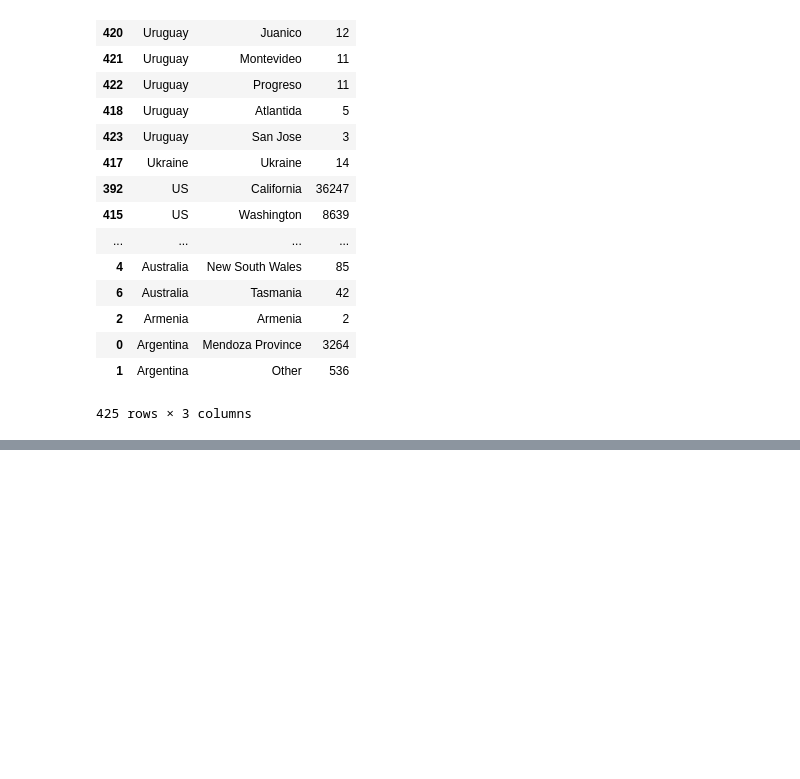
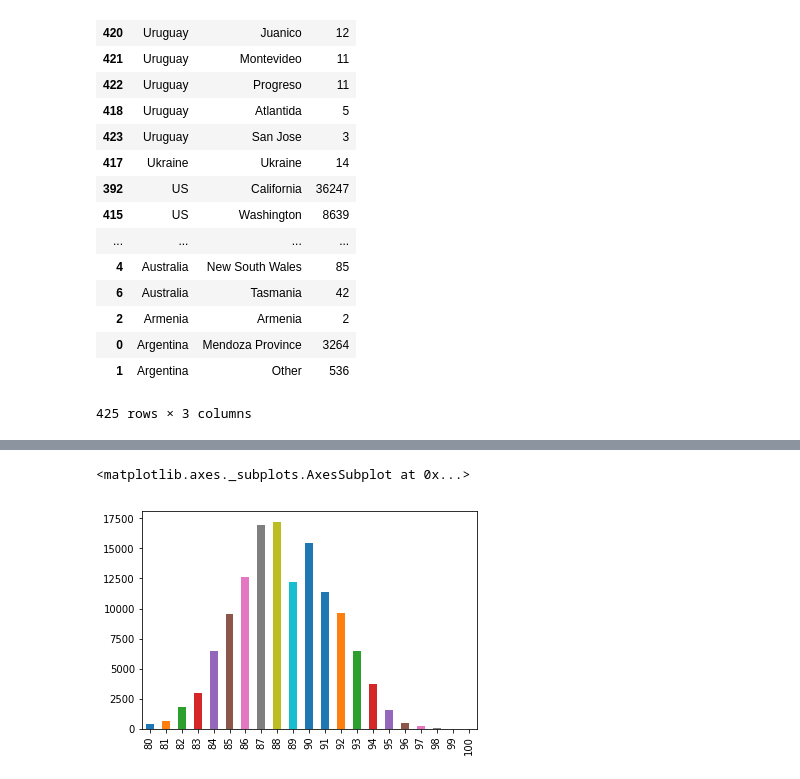
Before and after one commit to StefanIsaksson/learning-pandas, a Jupyter notebook: wine/WineReviews.ipynb, the cells around one changed output, grey strips where cells are left out. Drawn from its saved outputs; the diff is of its cells as text; code cells hidden in the pictures; blank space fills up the shorter version.

```diff
--- a/wine/WineReviews.ipynb
+++ b/wine/WineReviews.ipynb
@@ -759,0 +980,5 @@ countries_reviewed.sort_values(by=['country', 'len'], ascending=False)
+# %%
+reviews['points'].value_counts().sort_index().plot.bar()
+# %% [output]
+<matplotlib.axes._subplots.AxesSubplot at 0x...>
+[figure, added]
```
Also changed, not shown: parts of 20 cells of this notebook.
